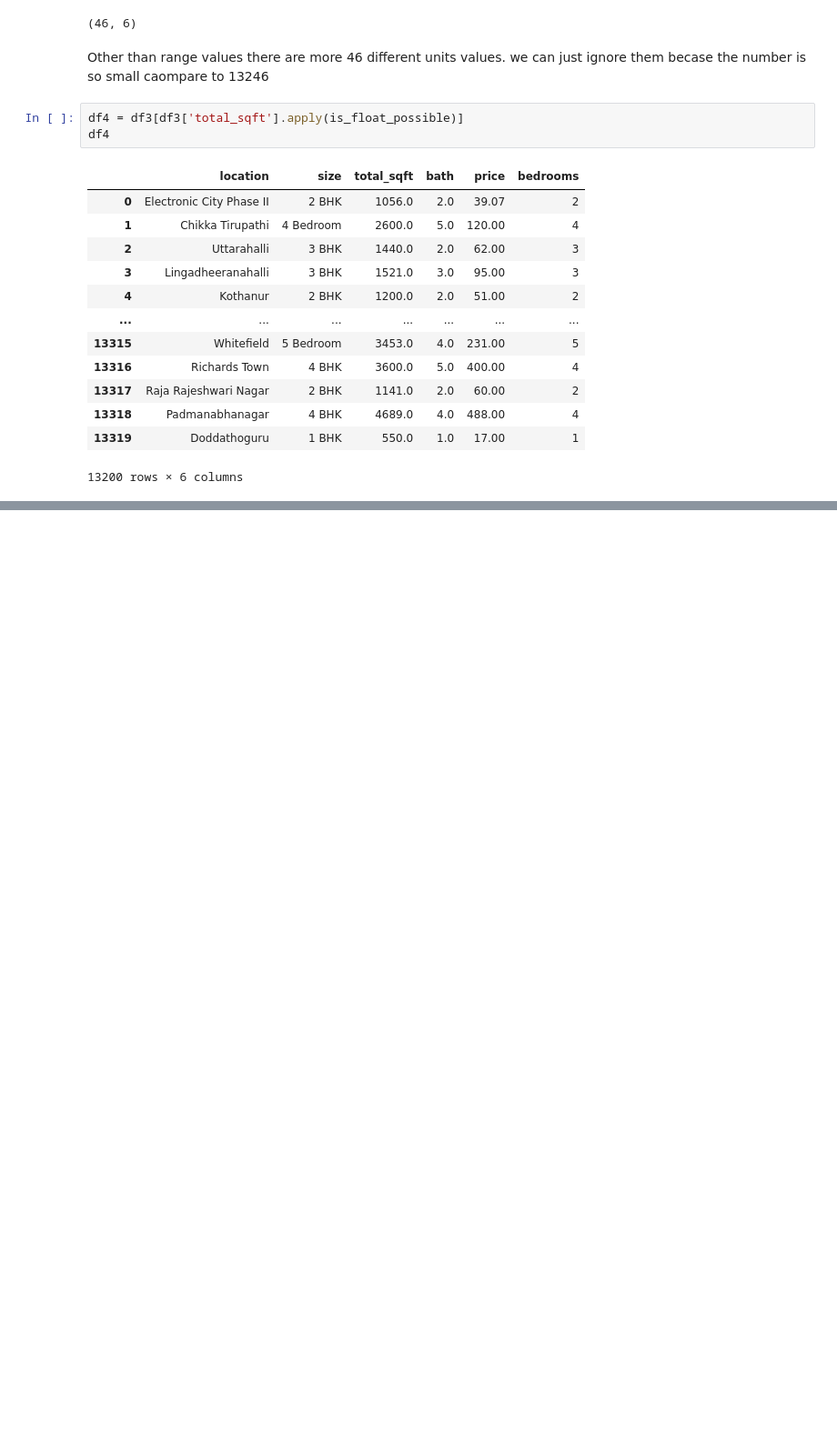
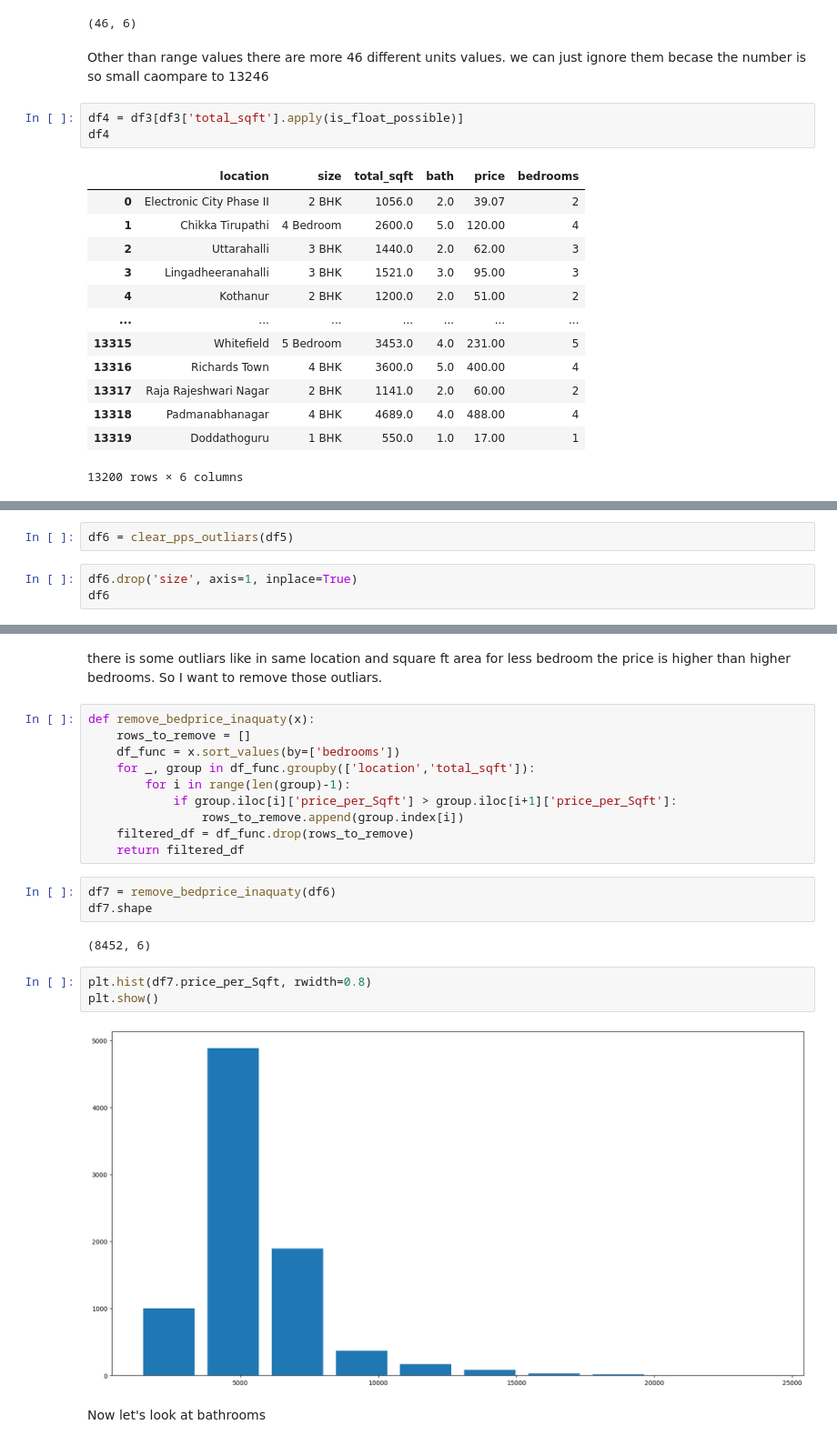
Before and after one commit to mashrafi02/Machine-learning-Data-science-projects, a Jupyter notebook: House price prediction/pricepred.ipynb, the cells around one changed output, grey strips where cells are left out. Shown: that part at 91% size. Cells and saved outputs as stored; diff of their text form; blank space fills up the shorter version.

```diff
--- a/House price prediction/pricepred.ipynb
+++ b/House price prediction/pricepred.ipynb
@@ -249,0 +416,5 @@ df4
+# %%
+df6 = clear_pps_outliars(df5)
+# %%
+df6.drop('size', axis=1, inplace=True)
+df6
@@ -249,0 +435,24 @@ df4
+# %% [markdown]
+there is some outliars like in same location and square ft area for less bedroom the price is higher than higher bedrooms. So I want to remove those outliars.
+# %%
+def remove_bedprice_inaquaty(x):
+    rows_to_remove = []
+    df_func = x.sort_values(by=['bedrooms'])
+    for _, group in df_func.groupby(['location','total_sqft']):
+        for i in range(len(group)-1):
+            if group.iloc[i]['price_per_Sqft'] > group.iloc[i+1]['price_per_Sqft']:
+                rows_to_remove.append(group.index[i])
+    filtered_df = df_func.drop(rows_to_remove)
+    return filtered_df
+# %%
+df7 = remove_bedprice_inaquaty(df6)
+df7.shape
+# %% [output]
+(8452, 6)
+# %%
+plt.hist(df7.price_per_Sqft, rwidth=0.8)
+plt.show()
+# %% [output]
+[figure, added]
+# %% [markdown]
+Now let's look at bathrooms
```
Also changed, not shown: parts of 29 cells of this notebook.
